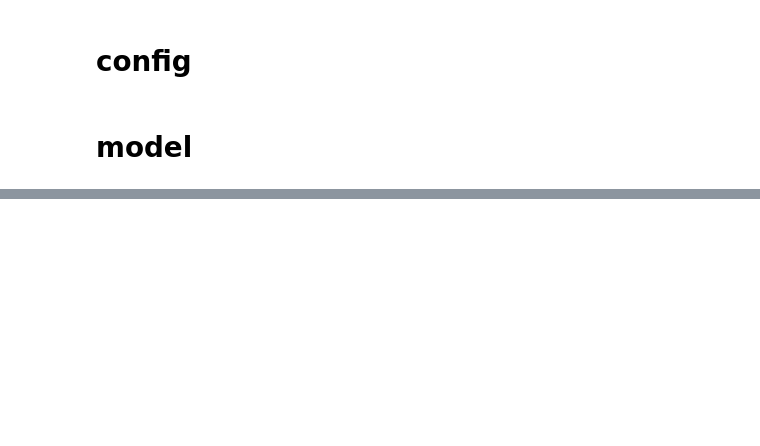
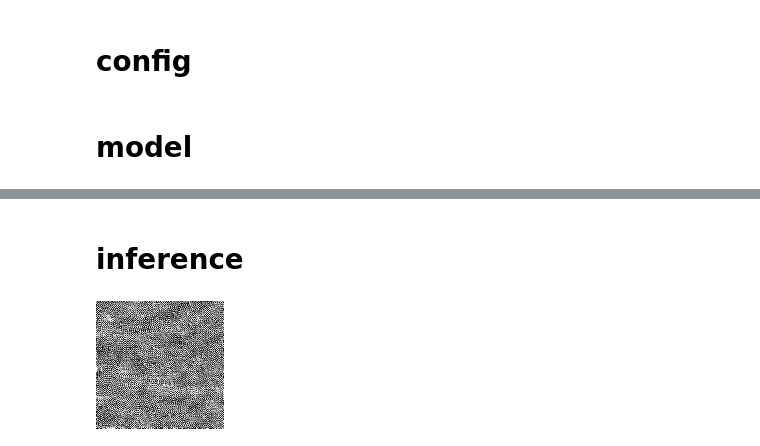
Before and after one commit to kirilllzaitsev/depth_completion_with_diffusion, a Jupyter notebook: rsl_depth_completion/conditional_diffusion/custom_diffusion_model.ipynb, the cells around one changed output, grey strips where cells are left out. Saved outputs shown, nothing was run; the diff lists cells and outputs as text; code cells hidden in the pictures; blank space fills up the shorter version.

```diff
--- a/rsl_depth_completion/conditional_diffusion/custom_diffusion_model.ipynb
+++ b/rsl_depth_completion/conditional_diffusion/custom_diffusion_model.ipynb
@@ -241,14 +288,19 @@ torch.cuda.empty_cache()
 
 # from minimagen.Imagen import Imagen
 # from minimagen.Unet import Unet
-from rsl_depth_completion.conditional_diffusion.Imagen import Imagen
+from rsl_depth_completion.conditional_diffusion.imagen import Imagen
 from rsl_depth_completion.conditional_diffusion.Unet import Unet
+params = json.load(
+    open(
+        "/media/master/wext/msc_studies/second_semester/research_project/project/rsl_depth_completion/rsl_depth_completion/conditional_diffusion/full_params.json"
+    )
+)
 
-device=torch.device("cuda:0" if torch.cuda.is_available() else "cpu")
 # Create Unets accoridng to unets_params
 unets = [Unet(**params['unet_base']).to(device), Unet(**params['unet_super_resolution']).to(device)]
 
 # Create Imagen from UNets with specified imagen parameters
 imagen = Imagen(unets=unets, **params['imagen_parameters']).to(device)
-args.OPTIM_LR = 0.005
+
+args.OPTIM_LR = 0.0005
 optimizer = optim.Adam(imagen.parameters(), lr=args.OPTIM_LR)
@@ -285,0 +327,7 @@ train_unet_losses, val_unet_losses=MinimagenTrain(
+# %%
+weights_dir = './training_overfit_img_img_kitti/state_dicts'
+load_weights = True
+load_weights = False
+if load_weights:
+    imagen.unets[0].load_state_dict(torch.load(f'{weights_dir}/unet_base', map_location=device))
+    imagen.unets[1].load_state_dict(torch.load(f'{weights_dir}/unet_super', map_location=device))
@@ -294,0 +459,18 @@ for i, unet_name in enumerate(['base', 'super']):
+# %% [markdown]
+# inference
+# %%
+x=next(iter(train_dataloader))
+# %%
+sample_args = {"cond_scale": 1.0}
+texts = x["cond_image"][0]
+# texts = x["cond_image"]
+samples = imagen.sample(
+    # texts=texts,
+    text_embeds=x["encoding"][0].unsqueeze(0),
+    text_masks=x["mask"][0].unsqueeze(0),
+    return_pil_images=True,
+    **sample_args
+)
+samples[0]
+# %% [output]
+[figure, added]
```
Also changed, not shown: parts of 25 cells of this notebook.
